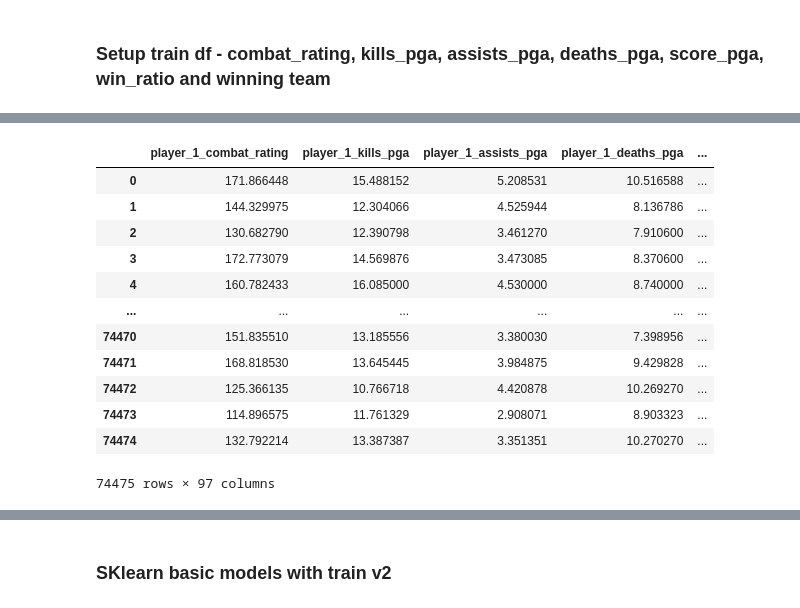
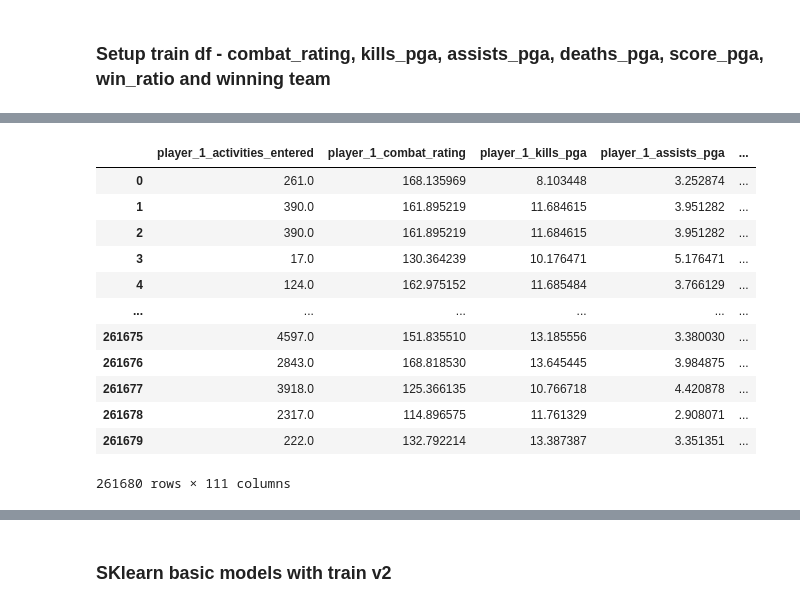
Before and after one commit to samuel-chp/D2_CheckMyGame, a Jupyter notebook: processing/basic_processing.ipynb, the cells around one changed output, grey strips where cells are left out. Cells and saved outputs as stored; diff of their text form; code cells hidden in the pictures.

```diff
--- a/processing/basic_processing.ipynb
+++ b/processing/basic_processing.ipynb
@@ -94,40 +105,17 @@ def get_guardian_stats(membership_id, membership_type, character_id):
     if guardian is None:
         return pad([], N_STATS, -1)
 
+    if guardian.is_private == 1:
+        return pad([], N_STATS, -1)
+
     n = guardian.activities_entered
     if n < 1:
         return pad([], N_STATS, -1)
 
     try:
-        # default
-        # stats = [guardian.combat_rating,
-        #          guardian.kills / n,
-        #          guardian.assists / n,
-        #          guardian.deaths / n,
-        #          guardian.score / n,
-        #          guardian.activities_won / n]
-
-        # without combat_rating
-        # stats = [guardian.kills / n,
-        #          guardian.assists / n,
-        #          guardian.deaths / n,
-        #          guardian.score / n,
-        #          guardian.activities_won / n]
-
-        # raw
-        # stats = [guardian.activities_entered,
-        #          guardian.activities_won,
-        #          guardian.assists,
-        #          guardian.kills,
-        #          guardian.seconds_played,
-        #          guardian.deaths,
-        #          guardian.average_lifespan,
-        #          guardian.score,
-        #          guardian.opponents_defeated,
-        #          guardian.precision_kills]
-
         # with kd and kda
-        stats = [guardian.combat_rating,
+        stats = [guardian.activities_entered,
+                 guardian.combat_rating,
                  guardian.kills / n,
                  guardian.assists / n,
                  guardian.deaths / n,
@@ -148,7 +136,7 @@ def extract_players_stats(players_json):
                           .replace("True", "true"))
         players = json.loads(players_json)
     except json.JSONDecodeError as err:
-        return np.array([pad([], N_STATS, 0) for i in range(12)])
+        return np.array([pad([], N_STATS, -1) for i in range(12)])
 
     winners = []
     losers = []
@@ -159,6 +147,9 @@ def extract_players_stats(players_json):
         else:
             losers.append(player_stats)
 
+    # -1 = stat missing (guardian private for ex)
+    #  0 = no entry (4v4 on a 6v6 game for ex)
+
     return np.array(
         pad(winners, 6, pad([], N_STATS, 0))[:6] + pad(losers, 6, pad([], N_STATS, 0))[:6])  # return winners first
 # %%
@@ -169,5 +164,8 @@ stack = np.reshape(stack, (len(stack), 12 * N_STATS))
 train = pd.DataFrame()
 train[PLAYERS_COLUMNS] = pd.DataFrame(stack, columns=PLAYERS_COLUMNS)
 train["winner"] = np.zeros(len(train))
+train["mode"] = activities["mode"]
+train["period"] = pd.to_datetime(activities["period"], format=BungieAPI.API_DATE_FORMAT)
+train["instance_id"] = activities["instance_id"]
 train
 # %% [output]
@@ -187,24 +185,24 @@ train
 # %%
-# Select only valid rows (better results without)
-req = [f"(train['{col}'] > 0)" for col in PLAYERS_COLUMNS]
+# Select only valid rows
+req = [f"(train['{col}'] > -0.5)" for col in PLAYERS_COLUMNS]
 req = " & ".join(req)
 train = train[eval(req)]  # hey, it's not stupid if it works
 train.reset_index(inplace=True, drop=True)
 train
 # %% [output]
-|  | player_1_combat_rating | player_1_kills_pga | player_1_assists_pga | player_1_deaths_pga | ... |
-| 0 | 171.866448 | 15.488152 | 5.208531 | 10.516588 | ... |
-| 1 | 144.329975 | 12.304066 | 4.525944 | 8.136786 | ... |
-| 2 | 130.682790 | 12.390798 | 3.461270 | 7.910600 | ... |
-| 3 | 172.773079 | 14.569876 | 3.473085 | 8.370600 | ... |
-| 4 | 160.782433 | 16.085000 | 4.530000 | 8.740000 | ... |
+|  | player_1_activities_entered | player_1_combat_rating | player_1_kills_pga | player_1_assists_pga | ... |
+| 0 | 261.0 | 168.135969 | 8.103448 | 3.252874 | ... |
+| 1 | 390.0 | 161.895219 | 11.684615 | 3.951282 | ... |
+| 2 | 390.0 | 161.895219 | 11.684615 | 3.951282 | ... |
+| 3 | 17.0 | 130.364239 | 10.176471 | 5.176471 | ... |
+| 4 | 124.0 | 162.975152 | 11.685484 | 3.766129 | ... |
 | ... | ... | ... | ... | ... | ... |
-| 74470 | 151.835510 | 13.185556 | 3.380030 | 7.398956 | ... |
-| 74471 | 168.818530 | 13.645445 | 3.984875 | 9.429828 | ... |
-| 74472 | 125.366135 | 10.766718 | 4.420878 | 10.269270 | ... |
-| 74473 | 114.896575 | 11.761329 | 2.908071 | 8.903323 | ... |
-| 74474 | 132.792214 | 13.387387 | 3.351351 | 10.270270 | ... |
+| 261675 | 4597.0 | 151.835510 | 13.185556 | 3.380030 | ... |
+| 261676 | 2843.0 | 168.818530 | 13.645445 | 3.984875 | ... |
+| 261677 | 3918.0 | 125.366135 | 10.766718 | 4.420878 | ... |
+| 261678 | 2317.0 | 114.896575 | 11.761329 | 2.908071 | ... |
+| 261679 | 222.0 | 132.792214 | 13.387387 | 3.351351 | ... |
-74475 rows × 97 columns
+261680 rows × 111 columns
 # %%
 # Shuffle teams so that half of the activities were won
 def get_cols_name(player_range_start: int, player_range_end: int):
```
Also changed, not shown: parts of 38 cells of this notebook, 6 other files.
